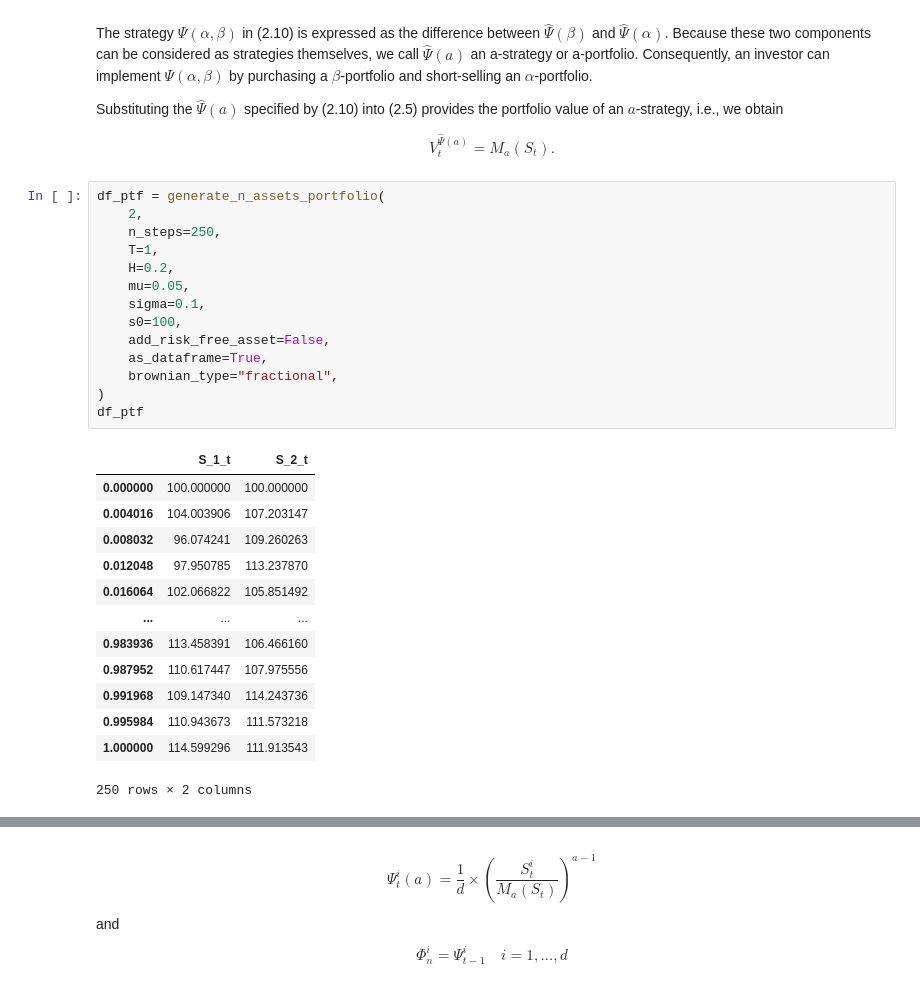
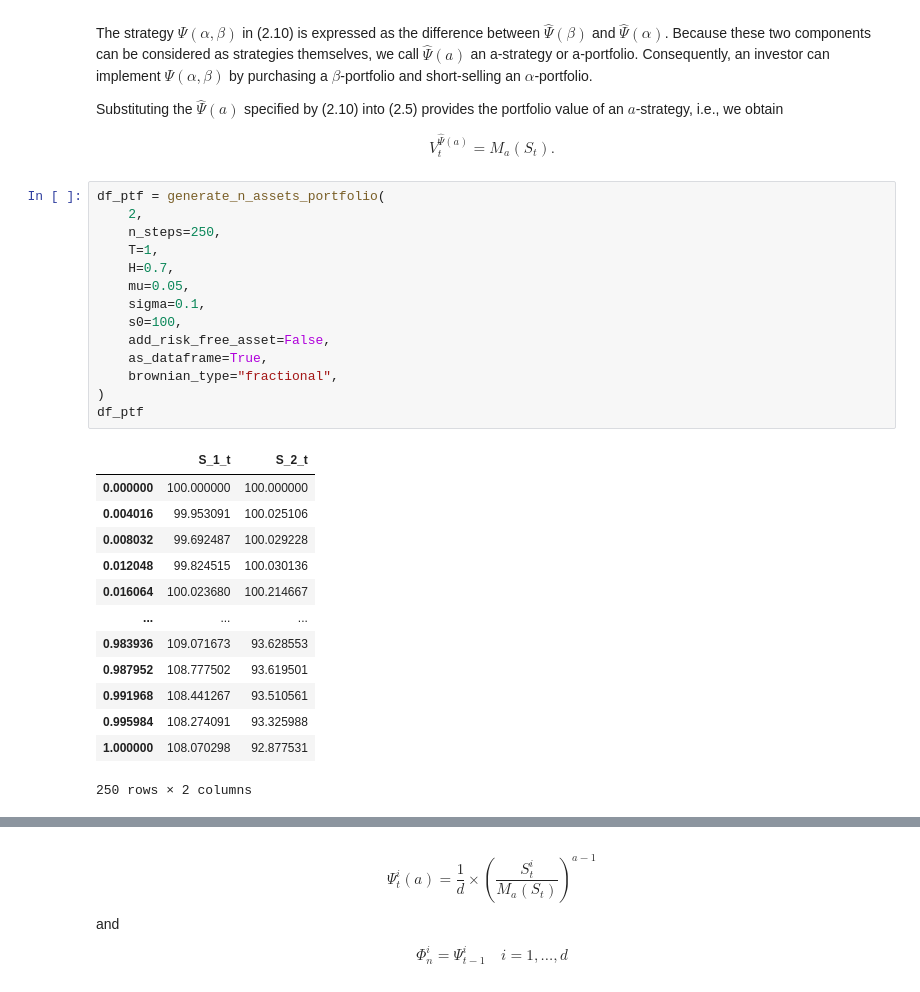
Before and after one commit to BaptisteZloch/Discretization-of-continuous-time-arbitrage-strategies-in-financial-markets-with-fBm, a Jupyter notebook: src/salopek_strategy.ipynb, the cells around one changed output, grey strips where cells are left out. Cells and saved outputs as stored; diff of their text form.

```diff
--- a/src/salopek_strategy.ipynb
+++ b/src/salopek_strategy.ipynb
@@ -92,30 +92,30 @@ $$
 # %%
 df_ptf = generate_n_assets_portfolio(
     2,
     n_steps=250,
     T=1,
-    H=0.2,
+    H=0.7,
     mu=0.05,
     sigma=0.1,
     s0=100,
     add_risk_free_asset=False,
     as_dataframe=True,
     brownian_type="fractional",
 )
 df_ptf
 # %% [output]
 |  | S_1_t | S_2_t |
 | 0.000000 | 100.000000 | 100.000000 |
-| 0.004016 | 104.003906 | 107.203147 |
-| 0.008032 | 96.074241 | 109.260263 |
-| 0.012048 | 97.950785 | 113.237870 |
-| 0.016064 | 102.066822 | 105.851492 |
+| 0.004016 | 99.953091 | 100.025106 |
+| 0.008032 | 99.692487 | 100.029228 |
+| 0.012048 | 99.824515 | 100.030136 |
+| 0.016064 | 100.023680 | 100.214667 |
 | ... | ... | ... |
-| 0.983936 | 113.458391 | 106.466160 |
-| 0.987952 | 110.617447 | 107.975556 |
-| 0.991968 | 109.147340 | 114.243736 |
-| 0.995984 | 110.943673 | 111.573218 |
-| 1.000000 | 114.599296 | 111.913543 |
+| 0.983936 | 109.071673 | 93.628553 |
+| 0.987952 | 108.777502 | 93.619501 |
+| 0.991968 | 108.441267 | 93.510561 |
+| 0.995984 | 108.274091 | 93.325988 |
+| 1.000000 | 108.070298 | 92.877531 |
 250 rows × 2 columns
 # %%
 _, ax = plt.subplots(1, 1, figsize=(20, 8))
```
Also changed, not shown: parts of 4 cells of this notebook, 1 other file.
